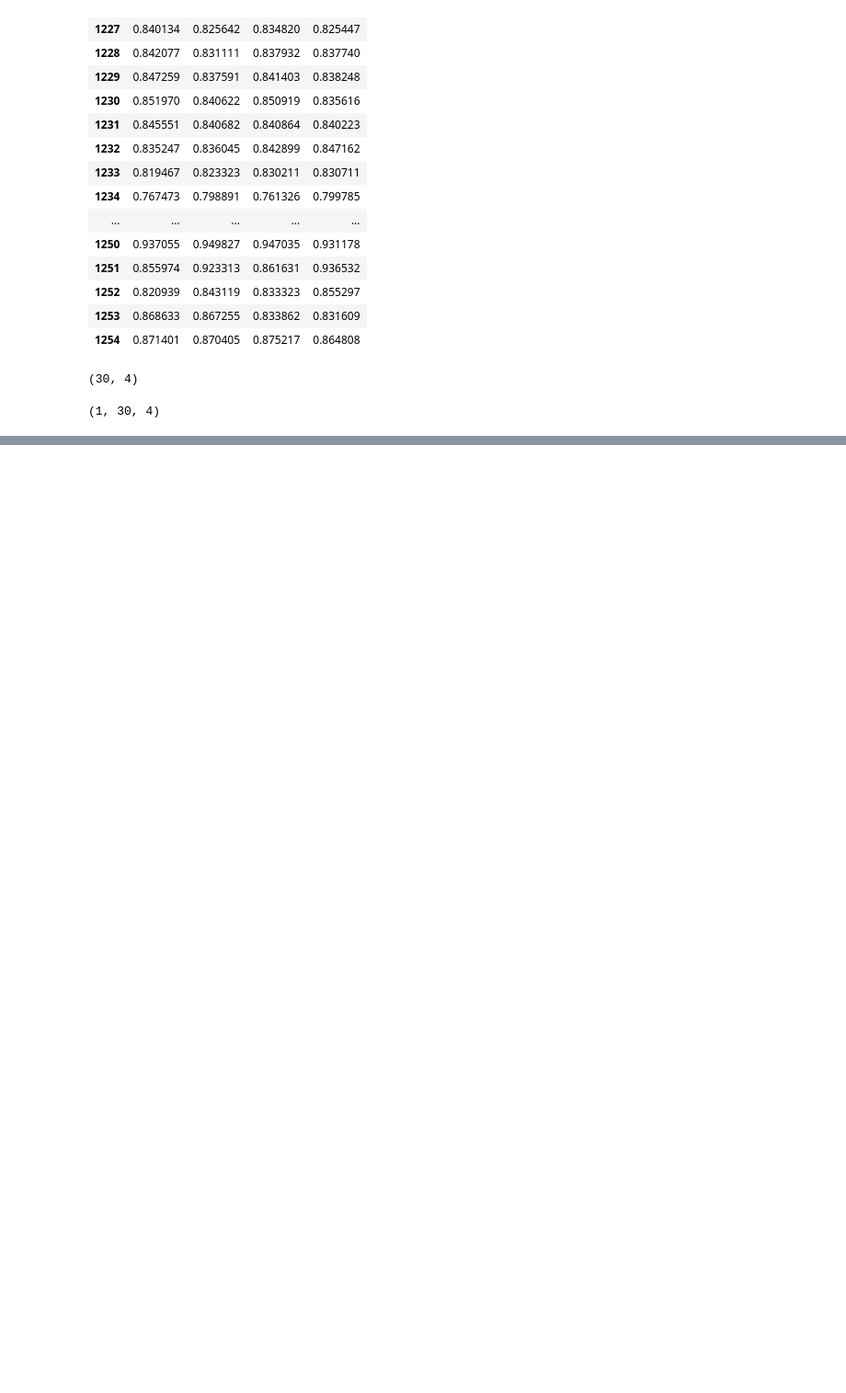
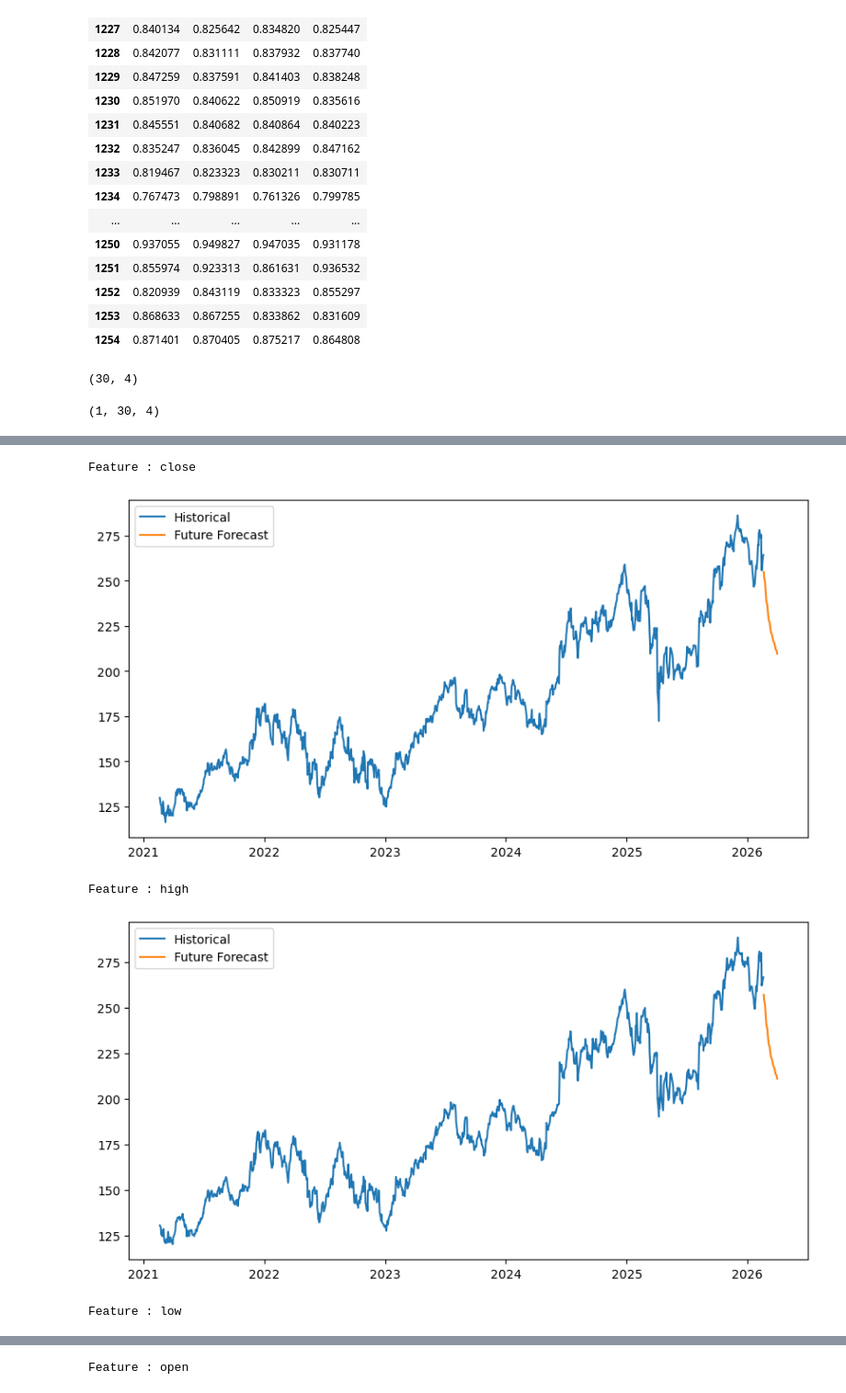
Before and after one commit to utsav87589/LSTM---Stock-price-prediction, a Jupyter notebook: v1/notebooks/many_to_many.ipynb, the cells around one changed output, grey strips where cells are left out. Shown at 92% size. Cells and saved outputs as stored; diff of their text form; code cells hidden in the pictures; blank space fills up the shorter version.

```diff
--- a/v1/notebooks/many_to_many.ipynb
+++ b/v1/notebooks/many_to_many.ipynb
@@ -310,23 +315,10 @@ last_sequence.shape
 (30, 4)
 # %%
 ### reshaping it
-last_sequence = np.expand_dims(last_sequence, axis = 0)
-last_sequence.shape
+last_sequence_30 = np.expand_dims(last_sequence_30, axis = 0)
+last_sequence_30.shape
 # %% [output]
 (1, 30, 4)
 # %%
 ### predicting the future days and moving the window forward (future_days = window_size)
-future_pred = []
-current_window = last_sequence.copy()
-
-for _ in range(window_size) :
-
-    next_pred = model.predict(current_window, verbose = 0)
-    future_pred.append(next_pred[0, :])
-
-    next_pred_reshaped = np.expand_dims(next_pred, axis = 0)
-
-    current_window = np.concatenate(
-        (current_window[:, 1:, :], next_pred_reshaped),
-        axis = 1
-    )
+future_pred_30 = gen_future_prices(df, window_size = 30, last_sequence = last_sequence_30, model = model)
@@ -418,0 +346,4 @@ for i in range (0, 4) :
+# %%
+### inverse scaling the future_pred
+future_pred_30 = scaler.inverse_transform(future_pred_30)
+future_pred_30
@@ -418,0 +374,4 @@ for i in range (0, 4) :
+# %%
+### generating the future 30 dates
+future_dates_30 = gen_future_dates(last_date = last_date, window_size = window_size_30)
+future_dates_30
@@ -418,0 +388,9 @@ for i in range (0, 4) :
+# %%
+### plotting the next 30 days forecast
+gen_future_price_graphs(df, df_copy, features_to_target, future_dates_30, future_pred_30)
+# %% [output]
+Feature : close
+[figure, added]
+Feature : high
+[figure, added]
+Feature : low
@@ -418,0 +398 @@ for i in range (0, 4) :
+Feature : open
```
Also changed, not shown: parts of 35 cells of this notebook.
